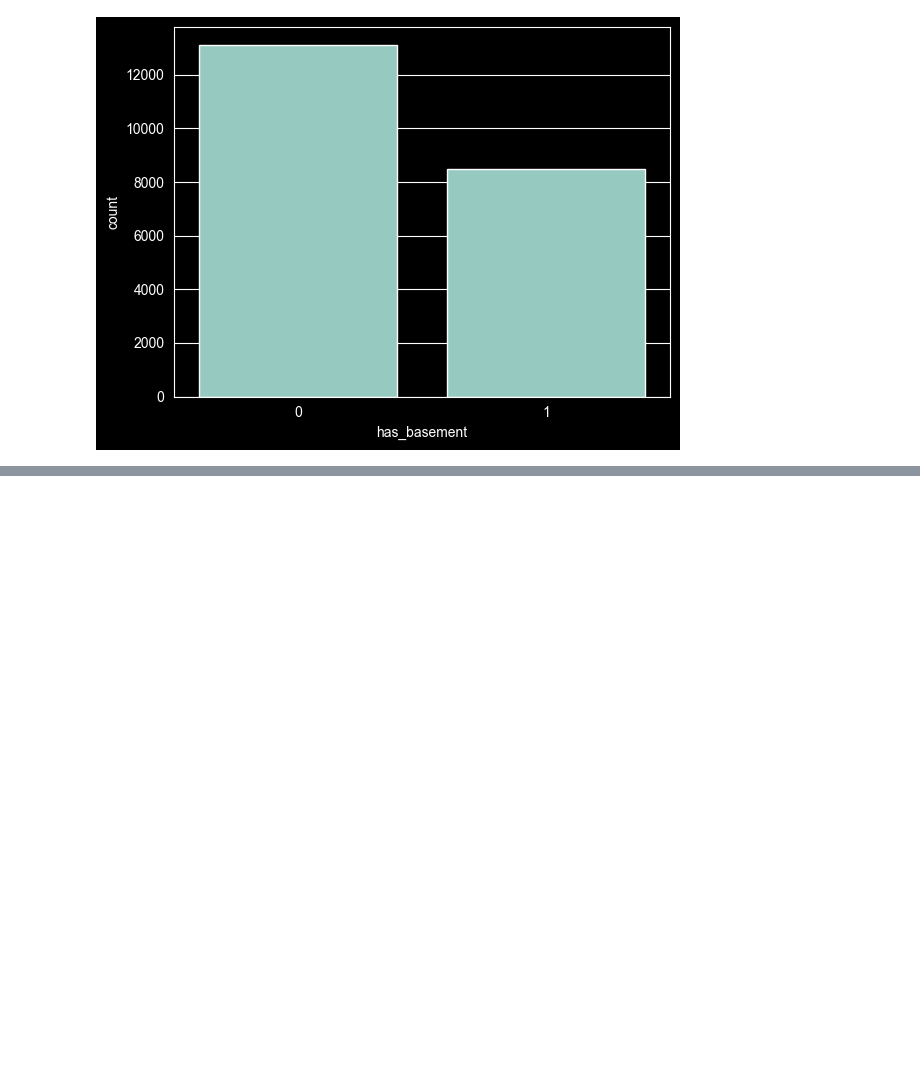
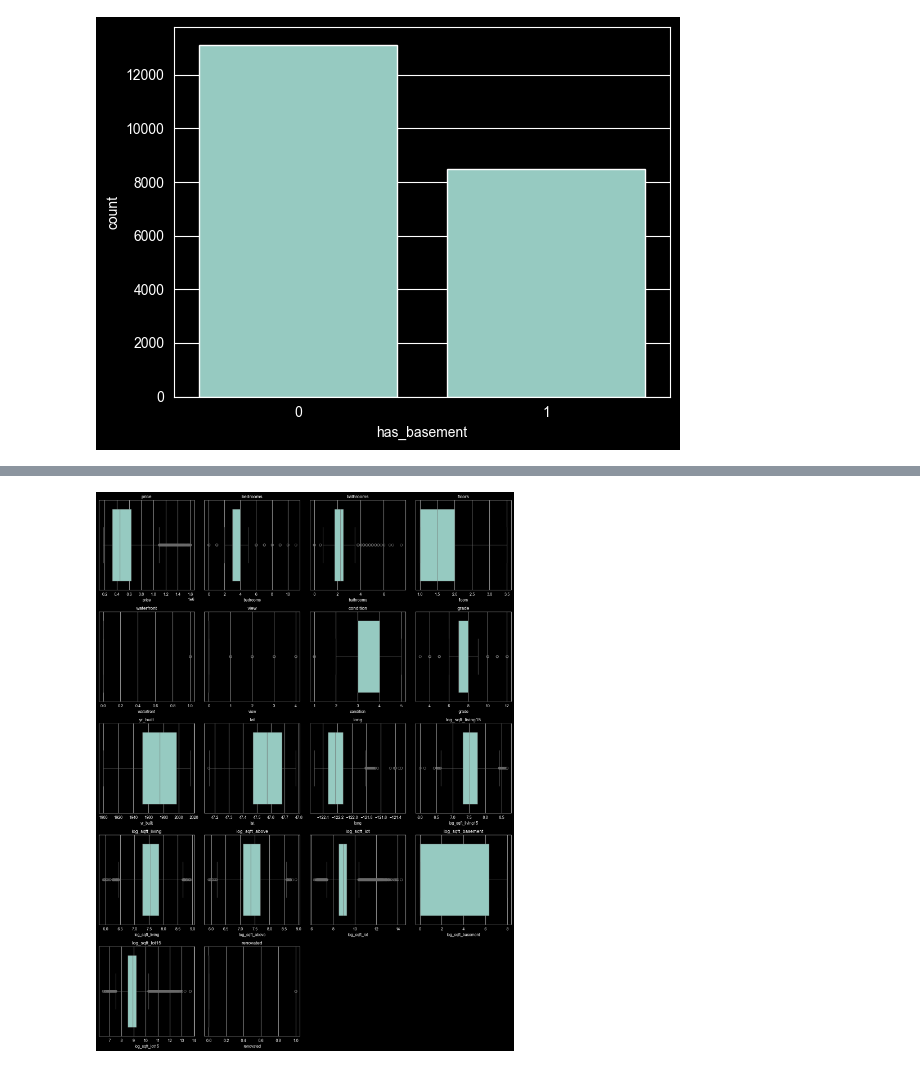
Before and after one commit to syahrazfa/house-sales-prediction, a Jupyter notebook: House Sales EDA.ipynb, the cells around one changed output, grey strips where cells are left out. Saved outputs shown, nothing was run; the diff lists cells and outputs as text; code cells hidden in the pictures; blank space fills up the shorter version.

```diff
--- a/House Sales EDA.ipynb
+++ b/House Sales EDA.ipynb
@@ -229,0 +263,27 @@ Name: log_price, dtype: float64
+# %%
+data = data[data['bedrooms'] < 15]
+# %%
+lower = data['log_price'].quantile(0.01)
+upper = data['log_price'].quantile(0.99)
+
+data = data[(data['log_price'] >= lower) & (data['log_price'] <= upper)]
+# %%
+cols = [
+    col for col in data.columns
+    if col not in ['log_price', 'id', 'date', 'zipcode', 'has_basement']
+]
+
+n_cols = 4
+n_rows = math.ceil(len(cols) / n_cols)
+
+plt.figure(figsize=(15, 4 * n_rows))
+
+for i, col in enumerate(cols, 1):
+    plt.subplot(n_rows, n_cols, i)
+    sns.boxplot(x=data[col])
+    plt.title(col)
+
+plt.tight_layout()
+plt.show()
+# %% [output]
+[figure, added]
```
Also changed, not shown: parts of 15 cells of this notebook.
